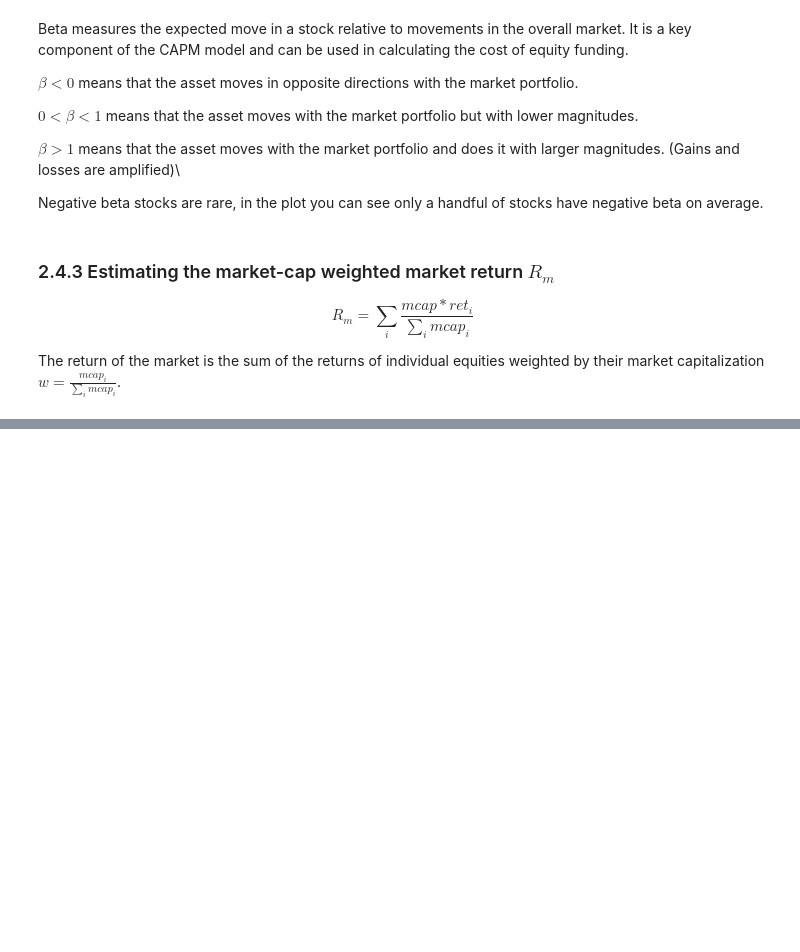
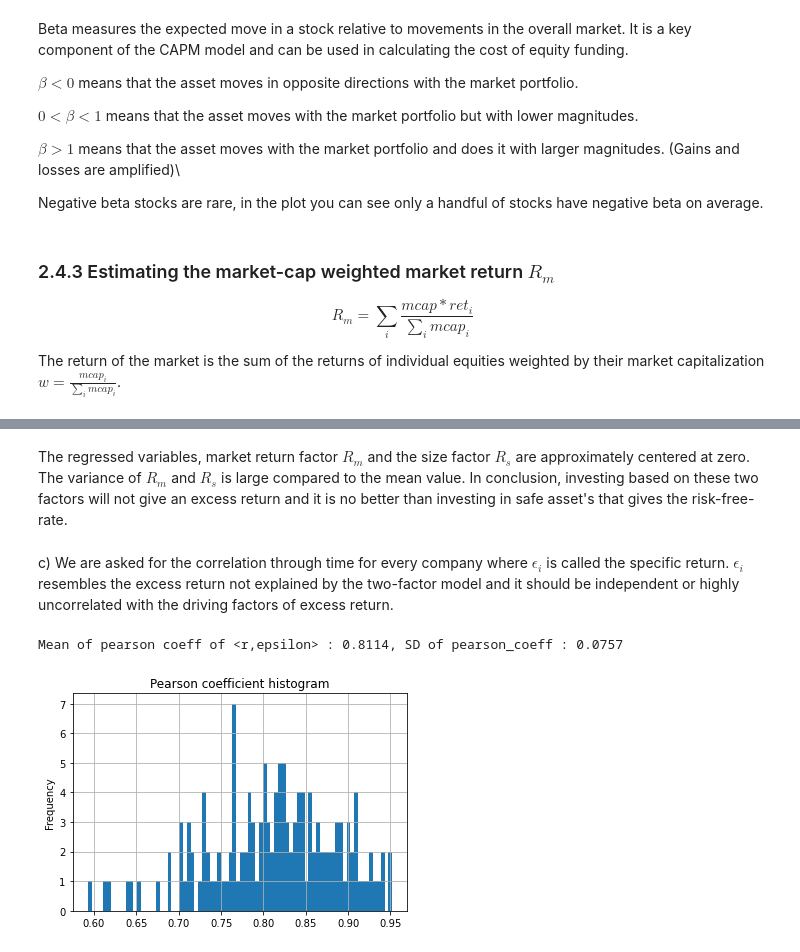
Before and after one commit to zxt18/Financial-Signal-Processing, a Jupyter notebook: Coursework_1.ipynb, the cells around one changed output, grey strips where cells are left out. Saved outputs shown, nothing was run; the diff lists cells and outputs as text; code cells hidden in the pictures; blank space fills up the shorter version.

```diff
--- a/Coursework_1.ipynb
+++ b/Coursework_1.ipynb
@@ -739,0 +841,23 @@ cmp_id       G_AALLN   G_ABIBB    G_ACFP  G_ADENVX  G_ADLERR    G_ADNA  \
+# %% [markdown]
+The regressed variables,  market return factor $R_{m}$ and the size factor $R_{s}$ are approximately centered at zero. The variance of $R_{m}$ and $R_{s}$ is large compared to the mean value. In conclusion, investing based on these two factors will not give an excess return and it is no better than investing in safe asset's that gives the risk-free-rate.
+# %% [markdown]
+c) We are asked for the correlation through time for every company <$\epsilon_{i}, r_{i}$> where $\epsilon_{i}$ is called the specific return. $\epsilon_{i}$ resembles the excess return not explained by the two-factor model and it should be independent or highly uncorrelated with the driving factors of excess return.
+# %%
+from scipy.stats.stats import pearsonr
+companies_pearson = []
+epsilon = pd.DataFrame(epsilon, index=r_2d.index, columns = r_2d.columns)
+n,m = epsilon.shape
+for i in range(m):
+    coeff = pearsonr(epsilon.iloc[:,i],r_2d.iloc[:,i])
+    companies_pearson.append(coeff[0])
+
+companies_pearson = pd.Series(companies_pearson, index = r_2d.columns)
+
+
+fig, ax = plt.subplots(1)
+companies_pearson.plot.hist(bins= 80, legend=False, ax=ax, title='Pearson coefficient histogram', grid=True)
+
+print(f"Mean of pearson coeff of <r,epsilon> : {np.round(np.mean(companies_pearson),4)}, SD of pearson_coeff : {np.round(np.std(companies_pearson),4)}")
+# %% [output]
+Mean of pearson coeff of <r,epsilon> : 0.8114, SD of pearson_coeff : 0.0757
+[figure, added]
```
Also changed, not shown: parts of 43 cells of this notebook.
